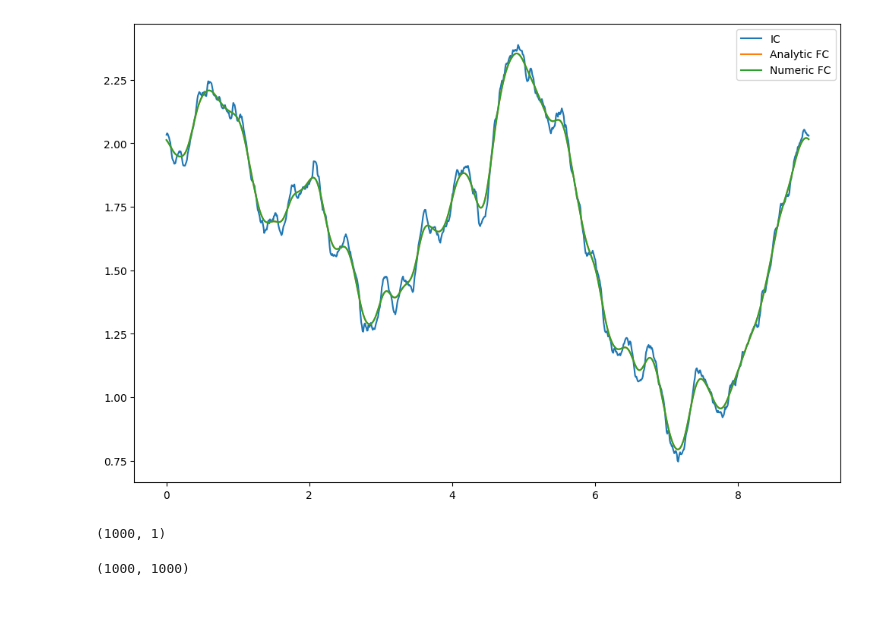
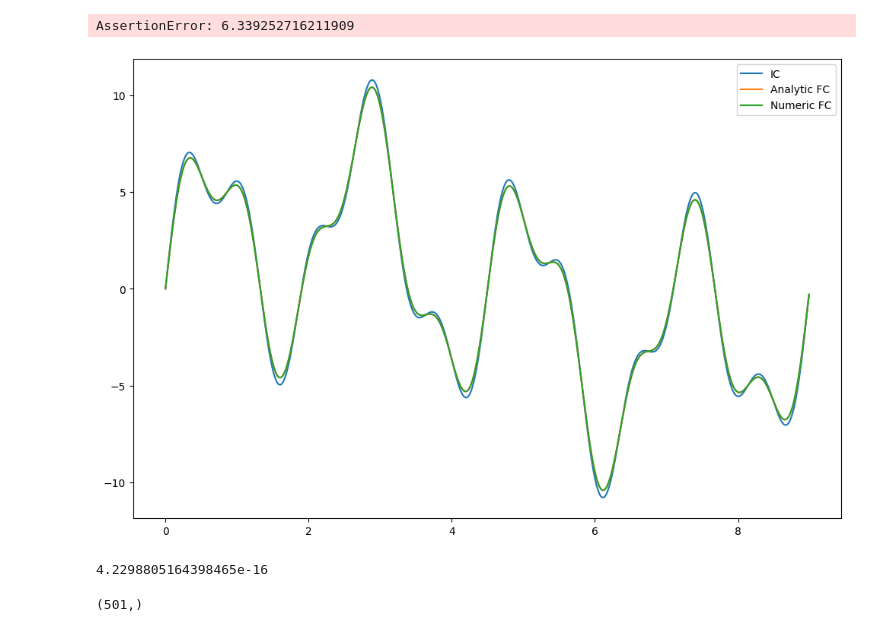
Before and after one commit to yairdaon/OED, a Jupyter notebook: heat.ipynb, the cells around one changed output. Drawn from its saved outputs; the diff is of its cells as text; code cells hidden in the pictures.

```diff
--- a/heat.ipynb
+++ b/heat.ipynb
@@ -5,73 +5,68 @@ from matplotlib import pyplot as plt
 plt.rcParams['figure.figsize'] = [12, 8]
 plt.rcParams['figure.dpi'] = 100 # 200 e.g. is really fine, but slower
 
-def heat_multiplier(freqs, T, alpha=1):
+def heat_multiplier(N, L, T, alpha=1):
+    freqs = np.fft.rfftfreq(N, d=L/N)
     return np.exp(-alpha * np.pi**2 * T * freqs**2)
 
-def change_basis(u):
-    return np.fft.fft(u)/u.size
+def change_basis(u, N):
+    return np.fft.rfft(u)/N
 
-def heat(u0, T, L=1, alpha=1):
-    N = u0.size
-    freqs = np.fft.fftfreq(N, d=L/N)
-    u0_hat = change_basis(u0)
-    uT_hat = u0_hat * heat_multiplier(freqs, T, alpha=1)
-    uT = np.fft.ifft(uT_hat)*N
+def heat(u0, T, N, L=1, alpha=1):
+    u0_hat = change_basis(u0, N)
+    uT_hat = u0_hat * heat_multiplier(N, L, T, alpha=alpha)
+    uT = np.fft.irfft(uT_hat)*N
     return uT
 
 def coeff2u(coeff, x, L):
     N = x.shape[0]
-    freqs = np.fft.fftfreq(N, d=L/N)
-    return sum(coeff[i]*np.exp(2j*np.pi*freqs[i]*x) for i in np.where(coeff)[0])
+    freqs = np.fft.rfftfreq(N, d=L/N)
+    return sum(coeff[i]*np.sin(2*np.pi*freqs[i]*x) for i in np.where(coeff)[0])
 
 
 T = 1e-2
 N = 1000
 L = 9
 alpha = 1
 x = np.linspace(0, L, num=N, endpoint=False)
 dx = L/N
-freqs = np.fft.fftfreq(N, d=L/N)
-multiplier = heat_multiplier(freqs, T, alpha=1)
+multiplier = heat_multiplier(N, L, T, alpha=1)
 
 
 ## Initial condition
-# initial = np.zeros(N)
-# initial[1] = 3.23
-# initial[4] = 5.67
-# initial[10] = 2.4
-initial = np.random.randn(N, 2).view(np.complex128)
-initial = np.squeeze(initial)
-initial = initial / (np.arange(N)+1)**1.5
-#initial = np.random.normal(size=N) /
+initial = np.zeros(freqs.shape)
+initial[1] = 3.23
+initial[4] = 5.67
+initial[10] = 2.4
 u0 = coeff2u(initial, x, L)
 
 ## Numeric solution
-uT_num = heat(u0, T, L, alpha)
+uT_num = heat(u0, T, N, L, alpha)
 
 ## Analytic
 final = initial * multiplier
 uT = coeff2u(final, x, L)
 
-plt.plot(x, u0.imag, label='IC')
-plt.plot(x, uT.imag, label='Analytic FC')
-plt.plot(x, uT_num.imag, label='Numeric FC')
+plt.plot(x, u0, label='IC')
+plt.plot(x, uT, label='Analytic FC')
+plt.plot(x, uT_num, label='Numeric FC')
 plt.legend()
+#plt.close()
 
-
-u0_hat = change_basis(u0)
+u0_hat = change_basis(u0, N)
 err = np.max(np.abs(uT - uT_num))
 assert  err < 1e-9, err
 
 err = np.max(np.abs(u0_hat - initial))
 assert  err < 1e-9, err
 # %% [output]
+AssertionError: 6.339252716211909
-[figure, old version]
+[figure, new version]
-# %%
-np.random.randn(N, 2).view(np.complex128).shape
-# %% [output]
-(1000, 1)
+# %%
+np.abs(u0_hat - initial).max()
+# %% [output]
+4.2298805164398465e-16
 # %%
 initial.shape
 # %% [output]
-(1000, 1000)
+(501,)
```
Also changed, not shown: parts of 1 cell of this notebook.
